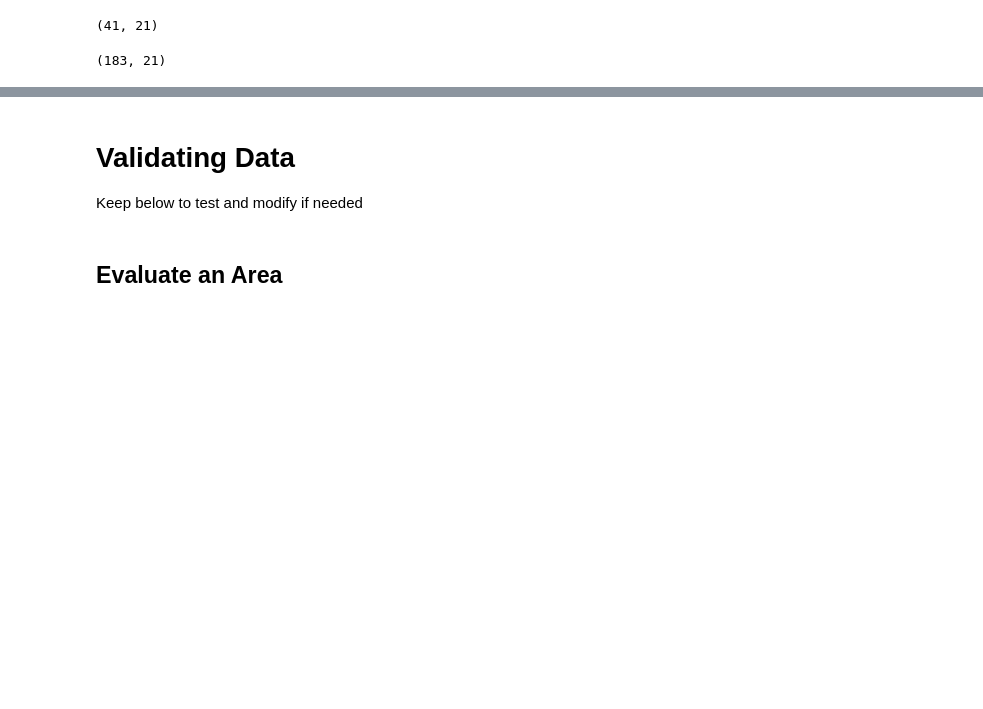
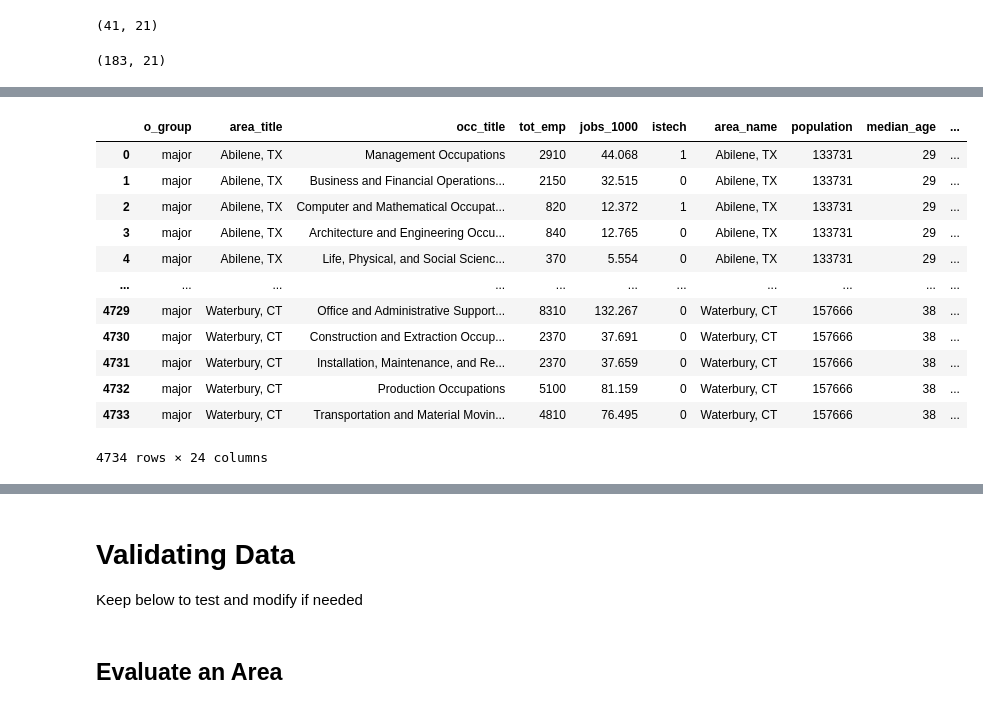
Before and after one commit to reachme1212/final_project, a Jupyter notebook: ETL_code/Jobs_Demographics_compiler_DF.ipynb, the cells around one changed output, grey strips where cells are left out. Cells and saved outputs as stored; diff of their text form; code cells hidden in the pictures; blank space fills up the shorter version.

```diff
--- a/ETL_code/Jobs_Demographics_compiler_DF.ipynb
+++ b/ETL_code/Jobs_Demographics_compiler_DF.ipynb
@@ -268,0 +290,16 @@ merged_grouped_all_df.to_csv('../data_files/Jobs_All_by_Area_Title_df.csv')
+# %%
+o_group_df
+# %% [output]
+|  | o_group | area_title | occ_title | tot_emp | jobs_1000 | istech | area_name | population | median_age | ... |
+| 0 | major | Abilene, TX | Management Occupations | 2910 | 44.068 | 1 | Abilene, TX | 133731 | 29 | ... |
+| 1 | major | Abilene, TX | Business and Financial Operations... | 2150 | 32.515 | 0 | Abilene, TX | 133731 | 29 | ... |
+| 2 | major | Abilene, TX | Computer and Mathematical Occupat... | 820 | 12.372 | 1 | Abilene, TX | 133731 | 29 | ... |
+| 3 | major | Abilene, TX | Architecture and Engineering Occu... | 840 | 12.765 | 0 | Abilene, TX | 133731 | 29 | ... |
+| 4 | major | Abilene, TX | Life, Physical, and Social Scienc... | 370 | 5.554 | 0 | Abilene, TX | 133731 | 29 | ... |
+| ... | ... | ... | ... | ... | ... | ... | ... | ... | ... | ... |
+| 4729 | major | Waterbury, CT | Office and Administrative Support... | 8310 | 132.267 | 0 | Waterbury, CT | 157666 | 38 | ... |
+| 4730 | major | Waterbury, CT | Construction and Extraction Occup... | 2370 | 37.691 | 0 | Waterbury, CT | 157666 | 38 | ... |
+| 4731 | major | Waterbury, CT | Installation, Maintenance, and Re... | 2370 | 37.659 | 0 | Waterbury, CT | 157666 | 38 | ... |
+| 4732 | major | Waterbury, CT | Production Occupations | 5100 | 81.159 | 0 | Waterbury, CT | 157666 | 38 | ... |
+| 4733 | major | Waterbury, CT | Transportation and Material Movin... | 4810 | 76.495 | 0 | Waterbury, CT | 157666 | 38 | ... |
+4734 rows × 24 columns
```
Also changed, not shown: parts of 11 cells of this notebook, 1 other file.
